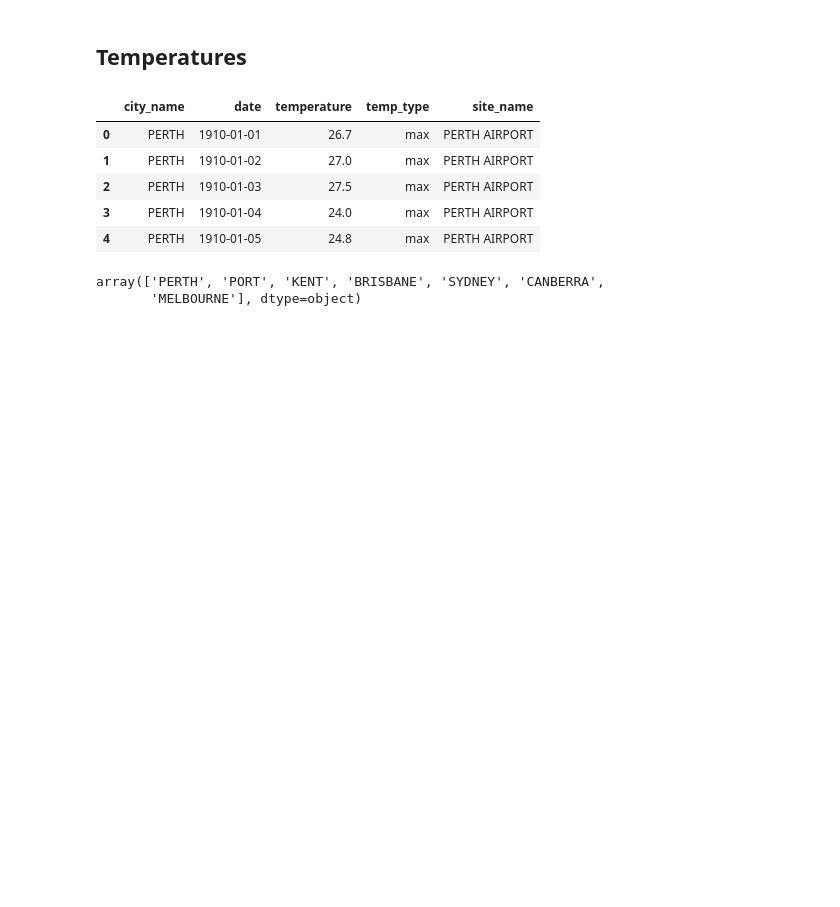
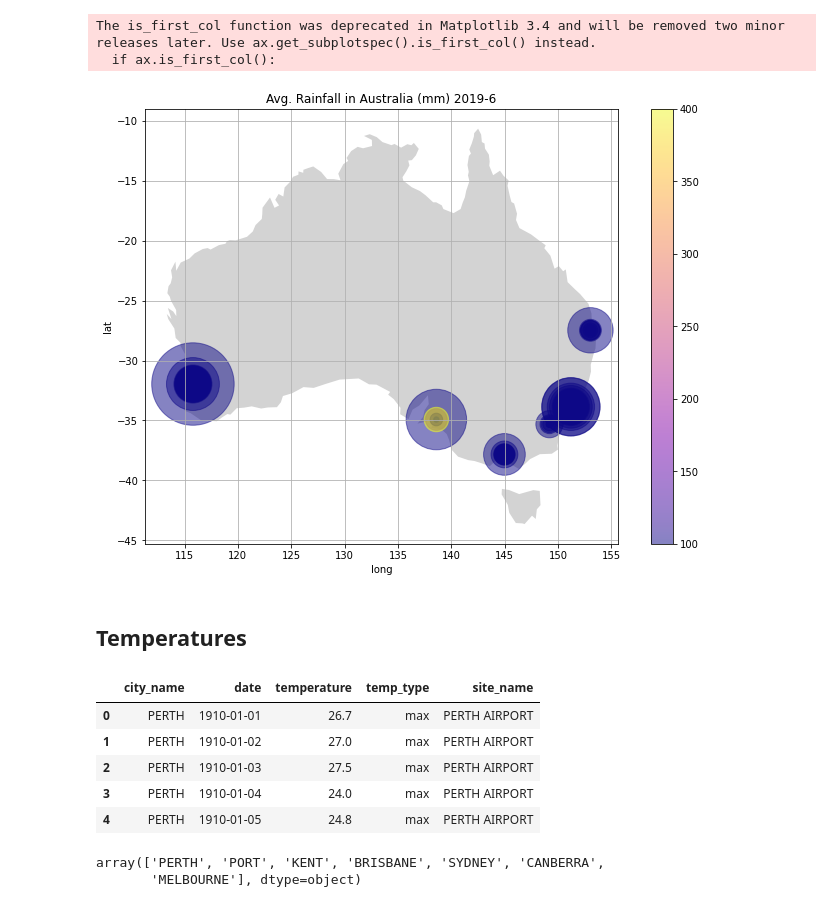
Before and after one commit to sanjivch/TidyTuesday, a Jupyter notebook: Tidy_Tuesday_2020_01_07_Australia_Fires.ipynb, the cells around one changed output. Cells and saved outputs as stored; diff of their text form; code cells hidden in the pictures; blank space fills up the shorter version.

```diff
--- a/Tidy_Tuesday_2020_01_07_Australia_Fires.ipynb
+++ b/Tidy_Tuesday_2020_01_07_Australia_Fires.ipynb
@@ -28,3 +95,27 @@ rainfall.tail()
+# %%
+# Get the shape file
+shape_file = gpd.datasets.get_path("naturalearth_lowres")
+
+# Read shape file
+countries = gpd.read_file(shape_file)
+
+# Filter the appropriate country
+aus_map = countries[(countries['iso_a3'] == 'AUS')]
+# %%
+# Plot the fires' location on the map
+fig, ax = plt.subplots(figsize=(12,8))
+aus_map.plot(color="lightgrey", ax=ax)
+year = 2019
+month = 6
+df = rainfall[(rainfall['year']==year) & (rainfall['month']==month)]
+df.plot(x="long", y="lat", kind="scatter", s =df['rainfall']*100,\
+               alpha=0.5, ax=ax, c=df['period']*100, cmap='plasma')
+ax.grid()
+ax.set_title("Avg. Rainfall in Australia (mm) "+ str(year)+ '-' +str(month));
+# %% [output]
+The is_first_col function was deprecated in Matplotlib 3.4 and will be removed two minor releases later. Use ax.get_subplotspec().is_first_col() instead.
+  if ax.is_first_col():
+[figure, added]
 # %% [markdown]
 ## Temperatures
 # %%
```
Also changed, not shown: parts of 10 cells of this notebook.
